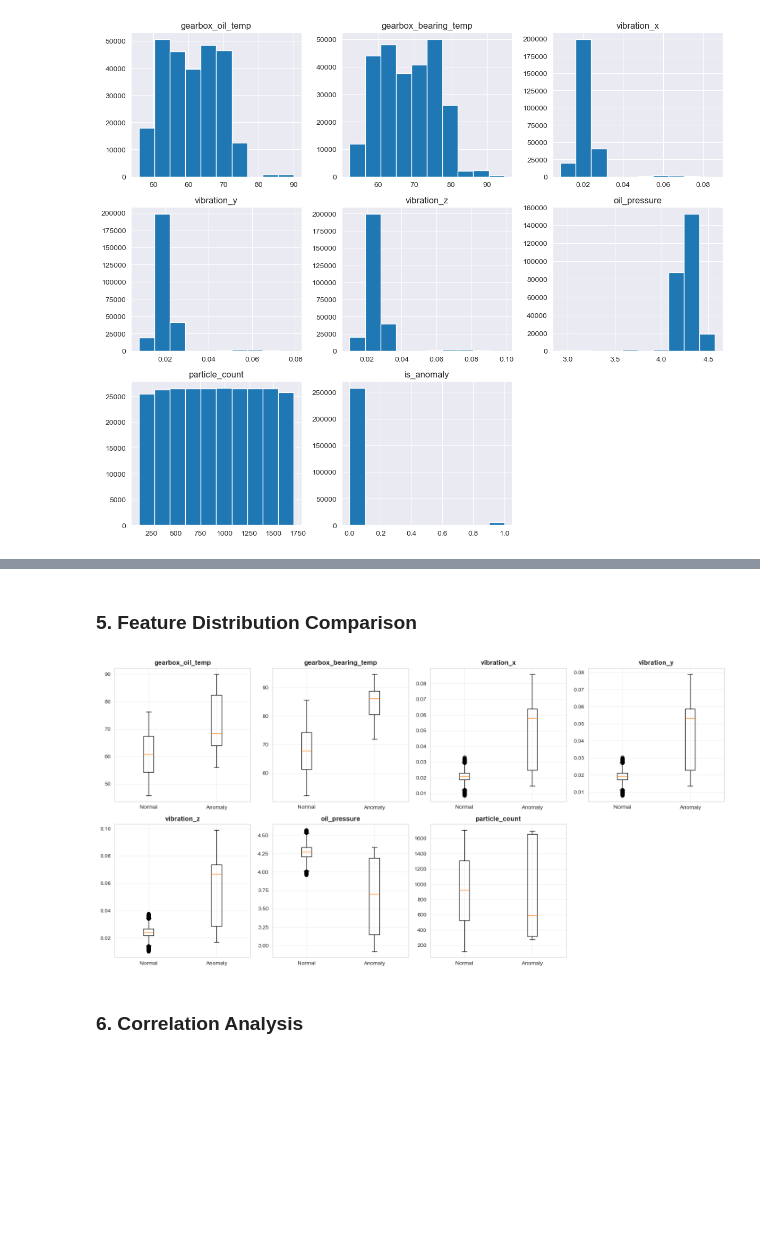
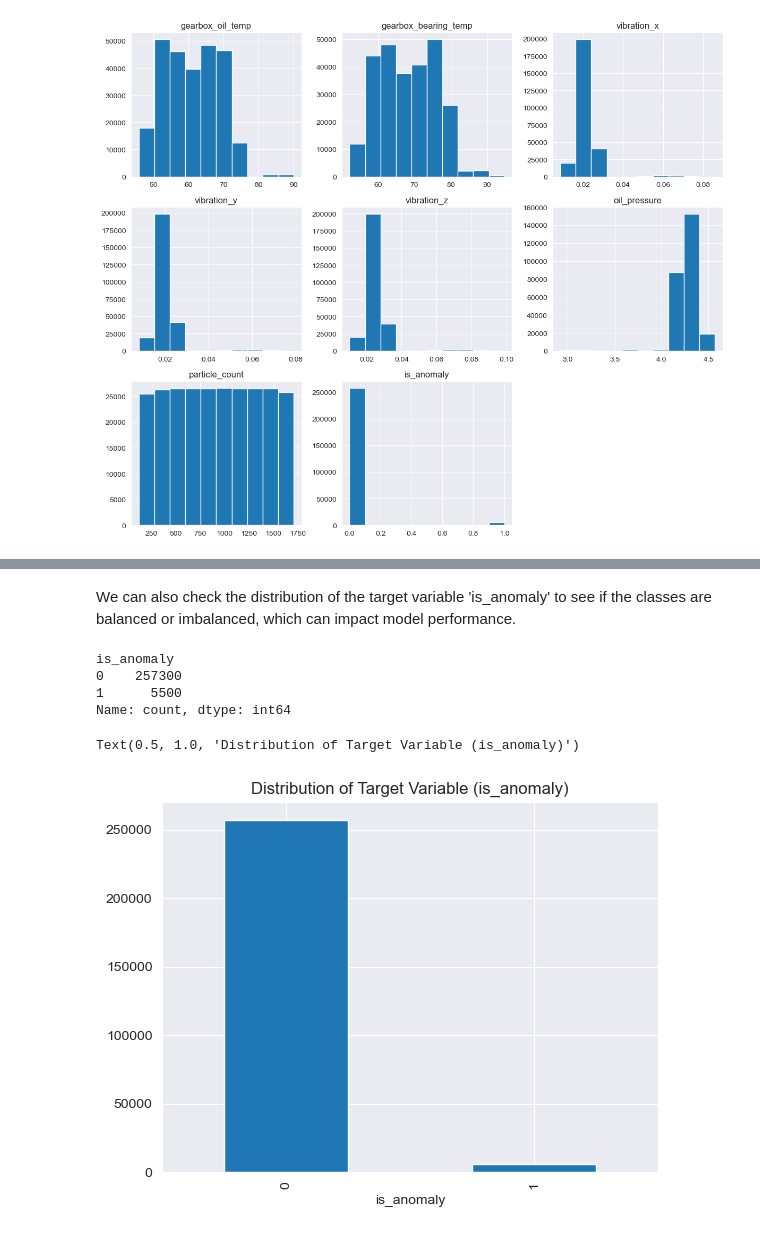
Before and after one commit to GeorgiiAf/machine_learning-project, a Jupyter notebook: project.ipynb, the cells around one changed output, grey strips where cells are left out. Saved outputs shown, nothing was run; the diff lists cells and outputs as text; code cells hidden in the pictures; blank space fills up the shorter version.

```diff
--- a/project.ipynb
+++ b/project.ipynb
@@ -325,23 +120,16 @@ particle_count:
-# %% [markdown]
-### 5. Feature Distribution Comparison
-# %%
-# Box plots for all features
-fig, axes = plt.subplots(2, 4, figsize=(16, 8))
-axes = axes.flatten()
-
-for idx, feature in enumerate(feature_cols):
-    data_to_plot = [df[df['is_anomaly'] == 0][feature],
-                    df[df['is_anomaly'] == 1][feature]]
-    axes[idx].boxplot(data_to_plot, labels=['Normal', 'Anomaly'])
-    axes[idx].set_title(feature, fontweight='bold')
-    axes[idx].grid(True, alpha=0.3)
-
-# Hide the last empty subplot
-axes[-1].set_visible(False)
-
-plt.tight_layout()
-plt.show()
-# %% [output]
-[figure, removed]
-# %% [markdown]
-### 6. Correlation Analysis
+# %% [markdown]
+We can also check the distribution of the target variable 'is_anomaly' to see if the classes are balanced or imbalanced, which can impact model performance.
+# %%
+class_counts = df['is_anomaly'].value_counts()
+class_counts
+# %% [output]
+is_anomaly
+0    257300
+1      5500
+Name: count, dtype: int64
+# %%
+df['is_anomaly'].value_counts().plot(kind='bar')
+plt.title('Distribution of Target Variable (is_anomaly)')
+# %% [output]
+Text(0.5, 1.0, 'Distribution of Target Variable (is_anomaly)')
+[figure, added]
```
Also changed, not shown: parts of 22 cells of this notebook, 1 other file.
